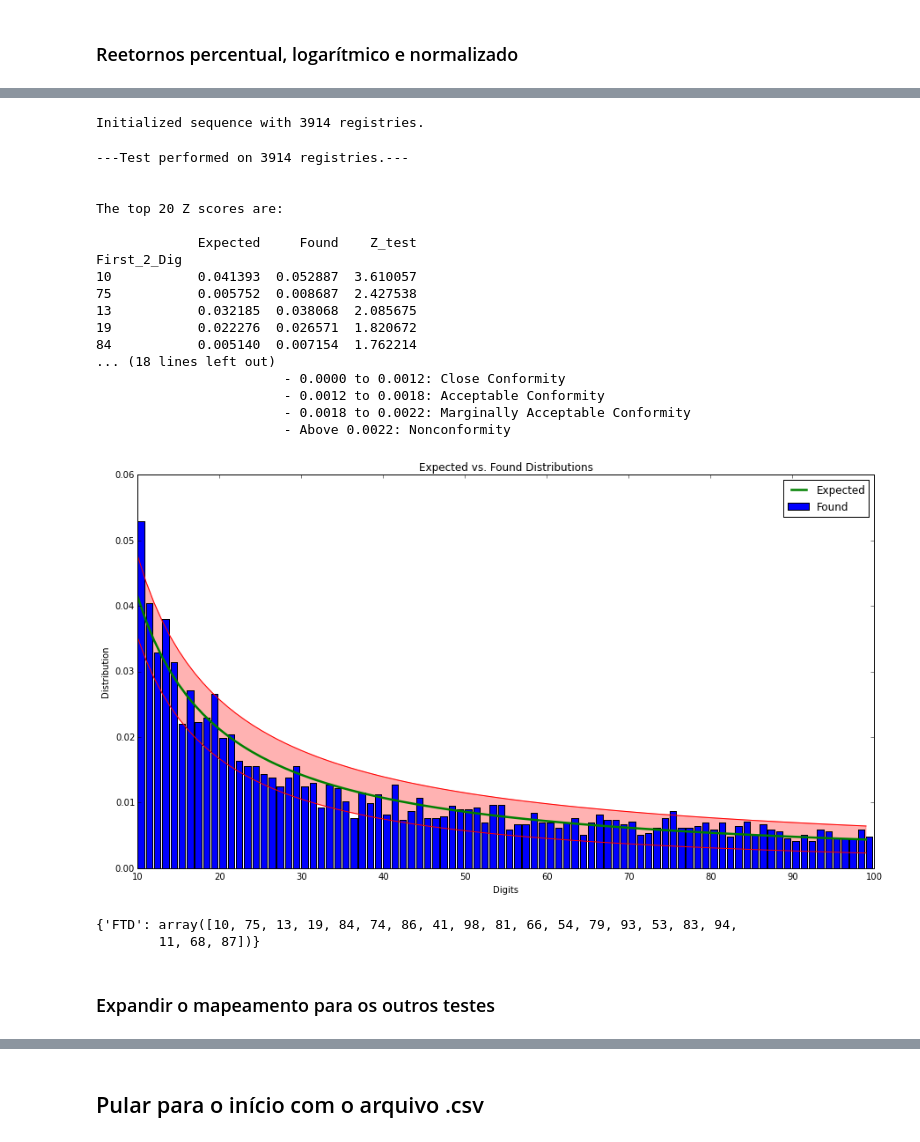
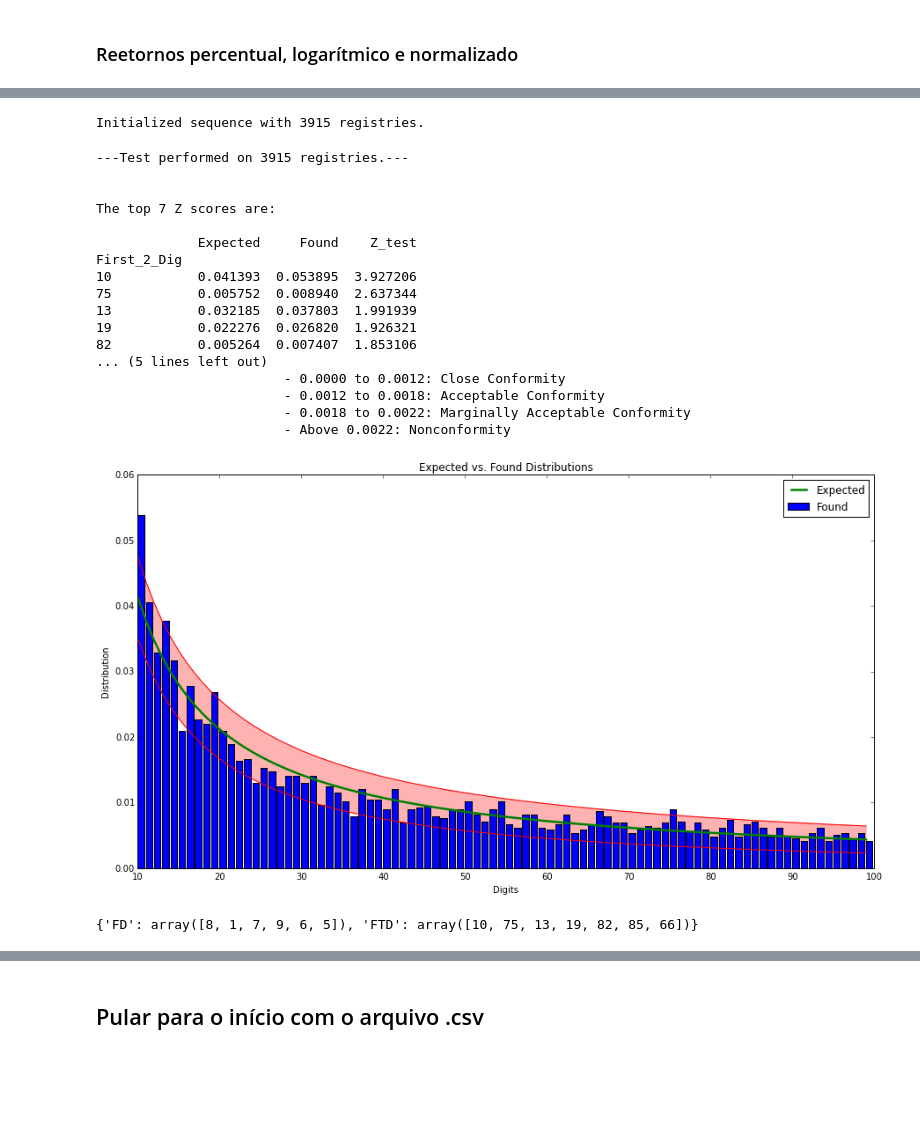
Before and after one commit to milcent/benford_py, a Jupyter notebook: Ben_OOP.ipynb, the cells around one changed output, grey strips where cells are left out. Drawn from its saved outputs; the diff is of its cells as text; code cells hidden in the pictures; blank space fills up the shorter version.

Commit message:
Set mapping capabilities for all tests

```diff
--- a/Ben_OOP.ipynb
+++ b/Ben_OOP.ipynb
@@ -54,34 +54,31 @@ i.tail()
 # %%
-ibn = o.Analysis(abs(i.p_c))
+ibn = o.Analysis(abs(i.l_c))
 # %% [output]
-Initialized sequence with 3914 registries.
+Initialized sequence with 3915 registries.
 # %%
 ibn.prepare(dec=8)
 # %%
-c = ibn.firstTwoDigits()
+c = ibn.firstTwoDigits(top_Z=7)
 # %% [output]
----Test performed on 3914 registries.---
+---Test performed on 3915 registries.---
 
 
-The top 20 Z scores are:
+The top 7 Z scores are:
 
              Expected     Found    Z_test
 First_2_Dig
-10           0.041393  0.052887  3.610057
-75           0.005752  0.008687  2.427538
-13           0.032185  0.038068  2.085675
-19           0.022276  0.026571  1.820672
-84           0.005140  0.007154  1.762214
-... (18 lines left out)
+10           0.041393  0.053895  3.927206
+75           0.005752  0.008940  2.637344
+13           0.032185  0.037803  1.991939
+19           0.022276  0.026820  1.926321
+82           0.005264  0.007407  1.853106
+... (5 lines left out)
                         - 0.0000 to 0.0012: Close Conformity
                         - 0.0012 to 0.0018: Acceptable Conformity
                         - 0.0018 to 0.0022: Marginally Acceptable Conformity
                         - Above 0.0022: Nonconformity
-[figure, old version]
+[figure, new version]
 # %%
 ibn.maps
 # %% [output]
-{'FTD': array([10, 75, 13, 19, 84, 74, 86, 41, 98, 81, 66, 54, 79, 93, 53, 83, 94,
-        11, 68, 87])}
+{'FD': array([8, 1, 7, 9, 6, 5]), 'FTD': array([10, 75, 13, 19, 82, 85, 66])}
-# %% [markdown]
-### Expandir o mapeamento para os outros testes
```
Also changed, not shown: parts of 25 cells of this notebook, 2 other files.
